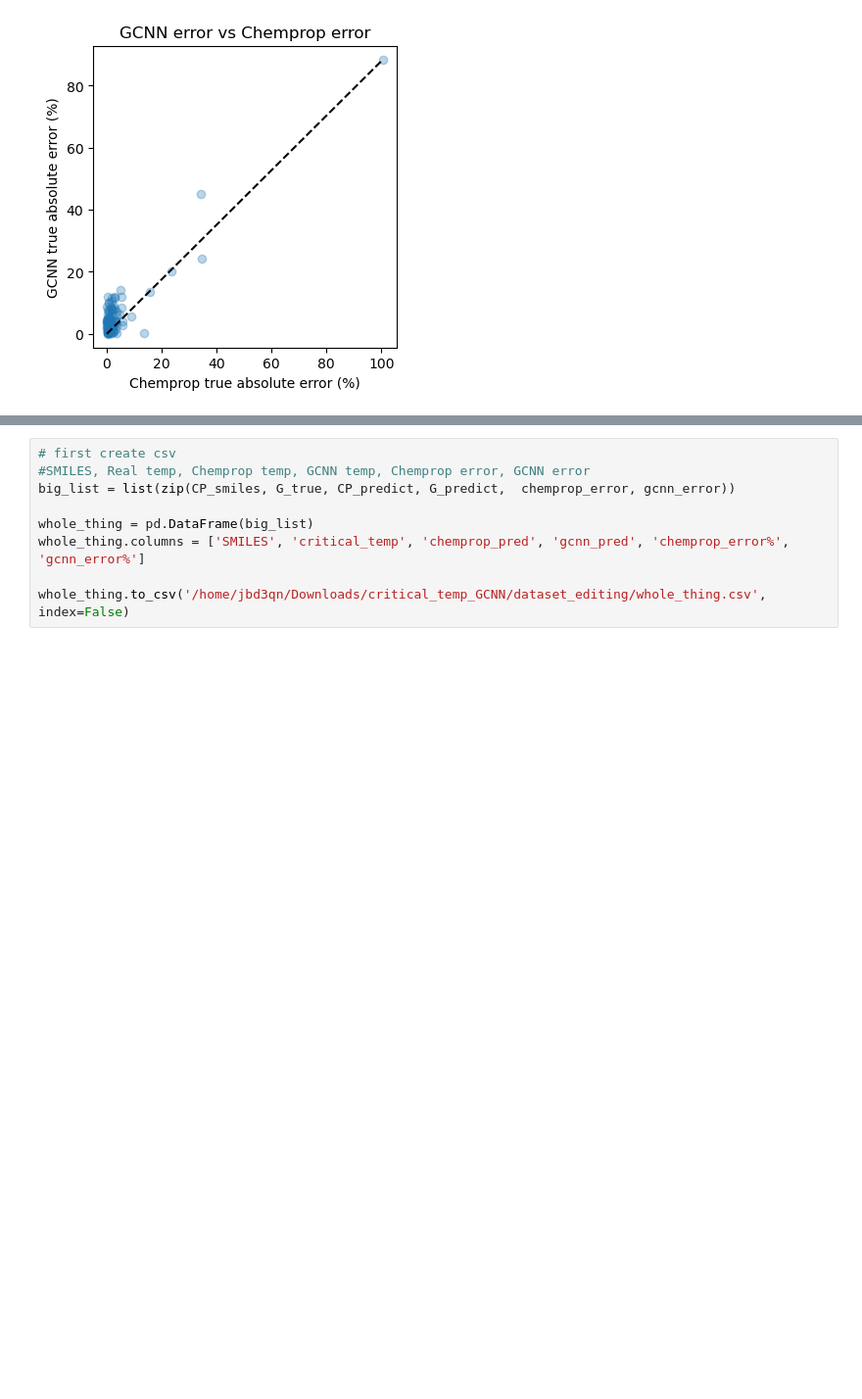
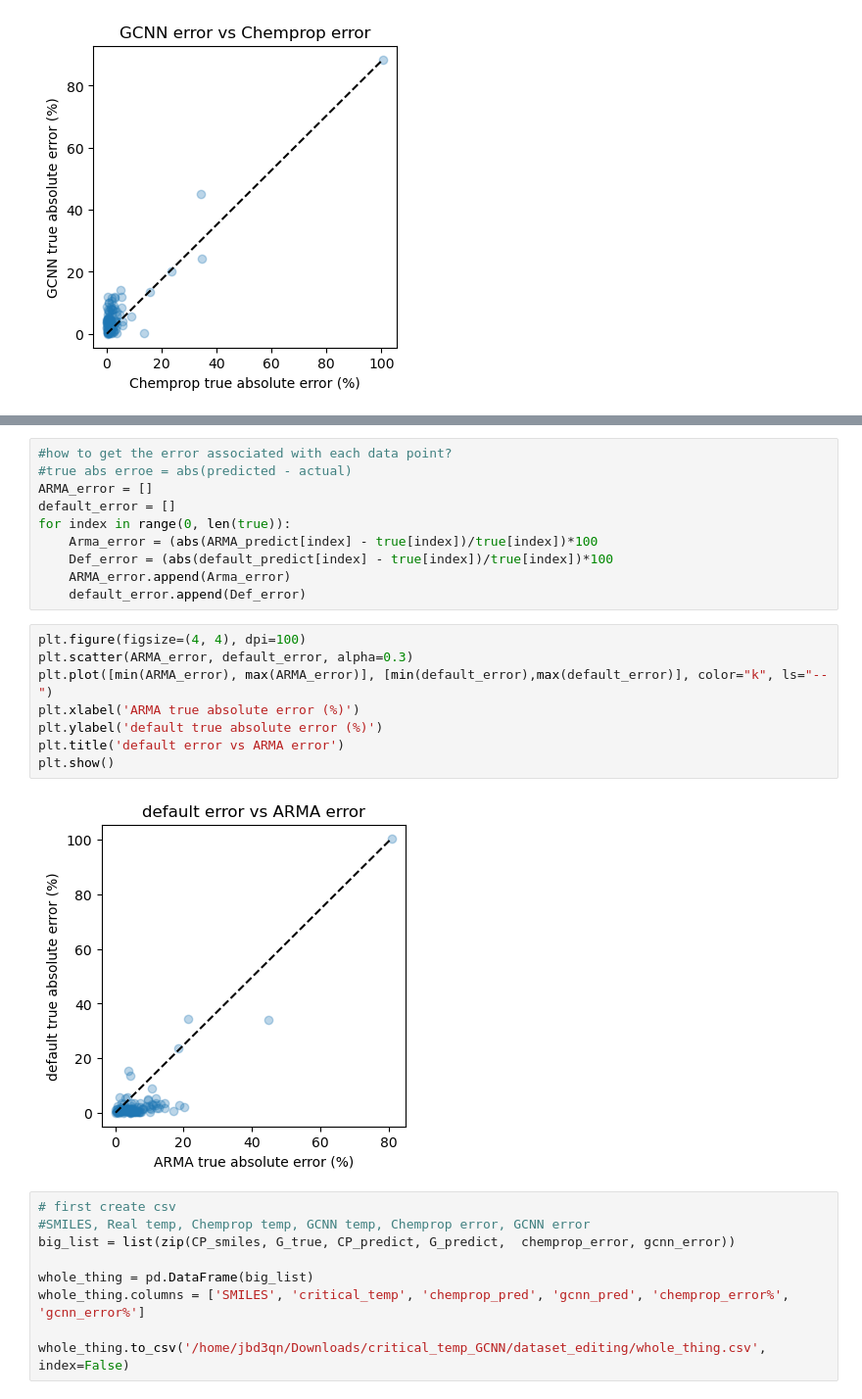
Before and after one commit to vanessa-b-campbell/critical_temp_GCNN, a Jupyter notebook: dataset_editing/chemprop_vs_GCNN.ipynb, the cells around one changed output, grey strips where cells are left out. Shown: that part at 98% size. Saved outputs shown, nothing was run; the diff lists cells and outputs as text; blank space fills up the shorter version.

```diff
--- a/dataset_editing/chemprop_vs_GCNN.ipynb
+++ b/dataset_editing/chemprop_vs_GCNN.ipynb
@@ -99,3 +116,23 @@ plt.show()
+# %%
+#how to get the error associated with each data point?
+#true abs erroe = abs(predicted - actual)
+ARMA_error = []
+default_error = []
+for index in range(0, len(true)):
+    Arma_error = (abs(ARMA_predict[index] - true[index])/true[index])*100
+    Def_error = (abs(default_predict[index] - true[index])/true[index])*100
+    ARMA_error.append(Arma_error)
+    default_error.append(Def_error)
+# %%
+plt.figure(figsize=(4, 4), dpi=100)
+plt.scatter(ARMA_error, default_error, alpha=0.3)
+plt.plot([min(ARMA_error), max(ARMA_error)], [min(default_error),max(default_error)], color="k", ls="--")
+plt.xlabel('ARMA true absolute error (%)')
+plt.ylabel('default true absolute error (%)')
+plt.title('default error vs ARMA error')
+plt.show()
+# %% [output]
+[figure, added]
 # %%
 # first create csv
 #SMILES, Real temp, Chemprop temp, GCNN temp, Chemprop error, GCNN error
```
Also changed, not shown: parts of 3 cells of this notebook, 38 other files.
